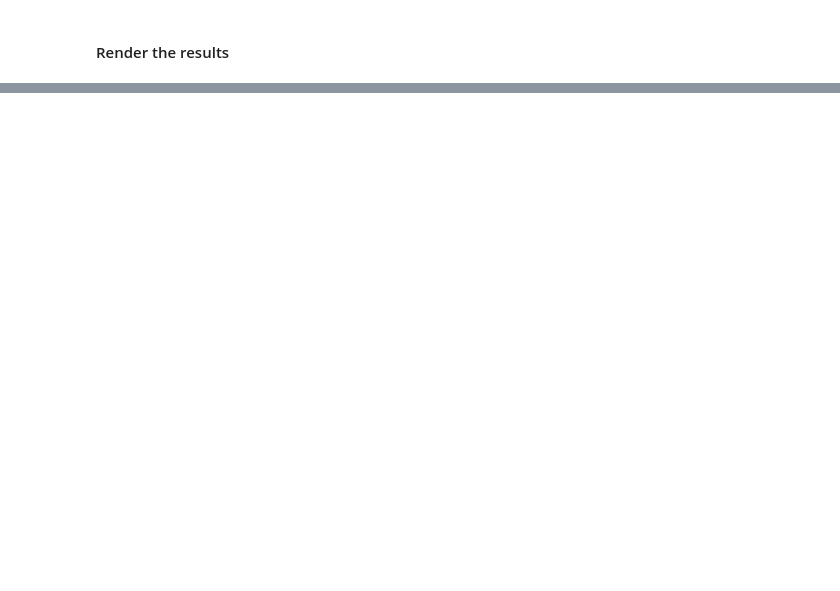
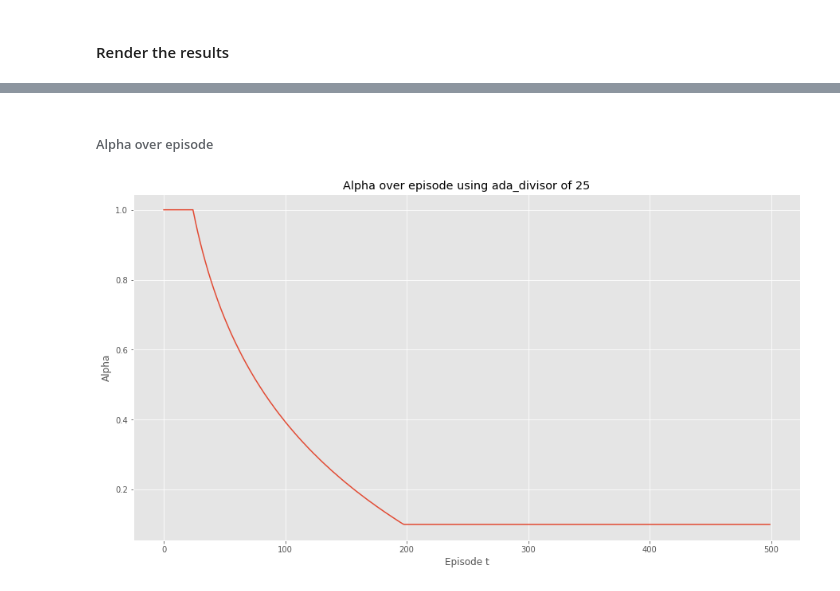
Before and after one commit to AlessandroStaffolani/reinforcement-learning-openai-gym, a Jupyter notebook: examples/cartpole-v0.ipynb, the cells around one changed output, grey strips where cells are left out. Saved outputs shown, nothing was run; the diff lists cells and outputs as text; code cells hidden in the pictures; blank space fills up the shorter version.

```diff
--- a/examples/cartpole-v0.ipynb
+++ b/examples/cartpole-v0.ipynb
@@ -50,0 +109,12 @@ plot_episode_stats(stats, goal_value=195.0, fig_size=(15, 8))
+# %% [markdown]
+###### Alpha over episode
+# %%
+# Plot Epsilon over episode
+fig5 = plt.figure(figsize=(15, 8))
+plt.plot(np.arange(n_episodes), stats.episode_alpha)
+plt.xlabel("Episode t")
+plt.ylabel("Alpha")
+plt.title("Alpha over episode using ada_divisor of {}".format(ada_divisor))
+plt.show(fig5)
+# %% [output]
+[figure, added]
```
Also changed, not shown: parts of 12 cells of this notebook, 3 other files.
